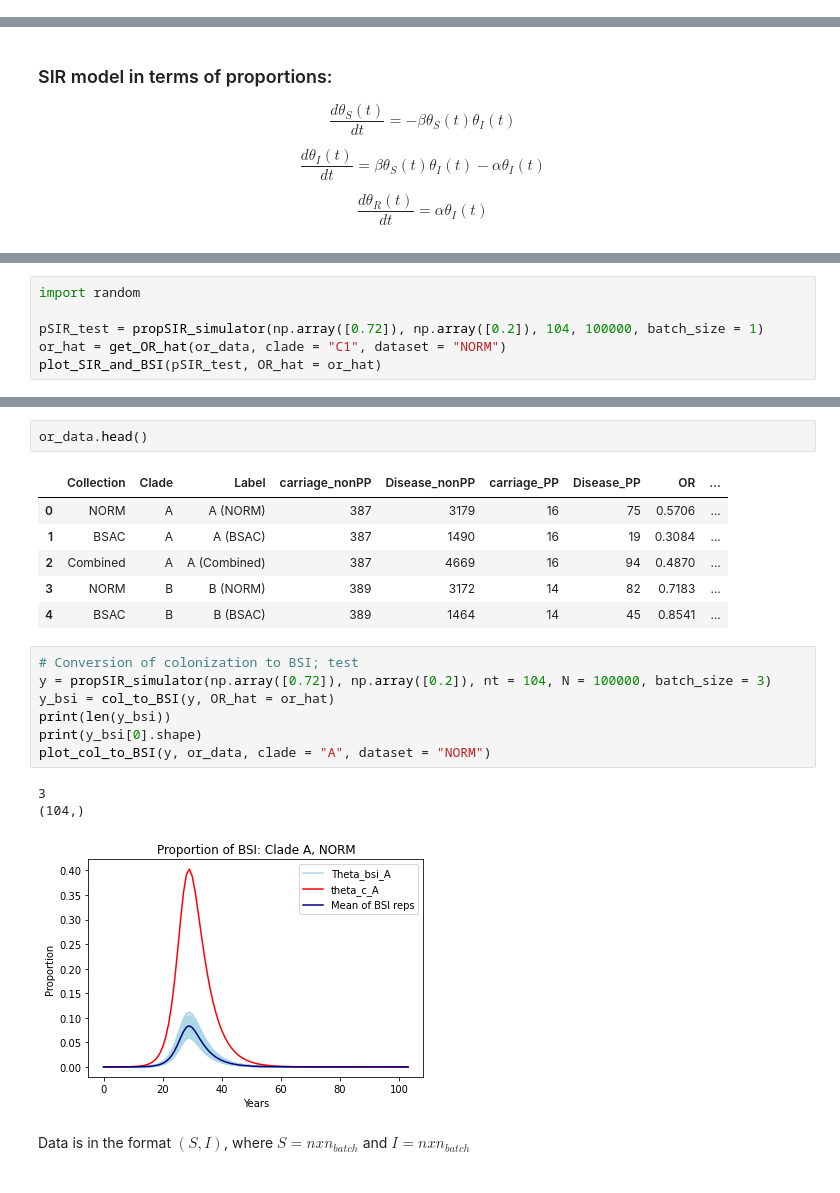
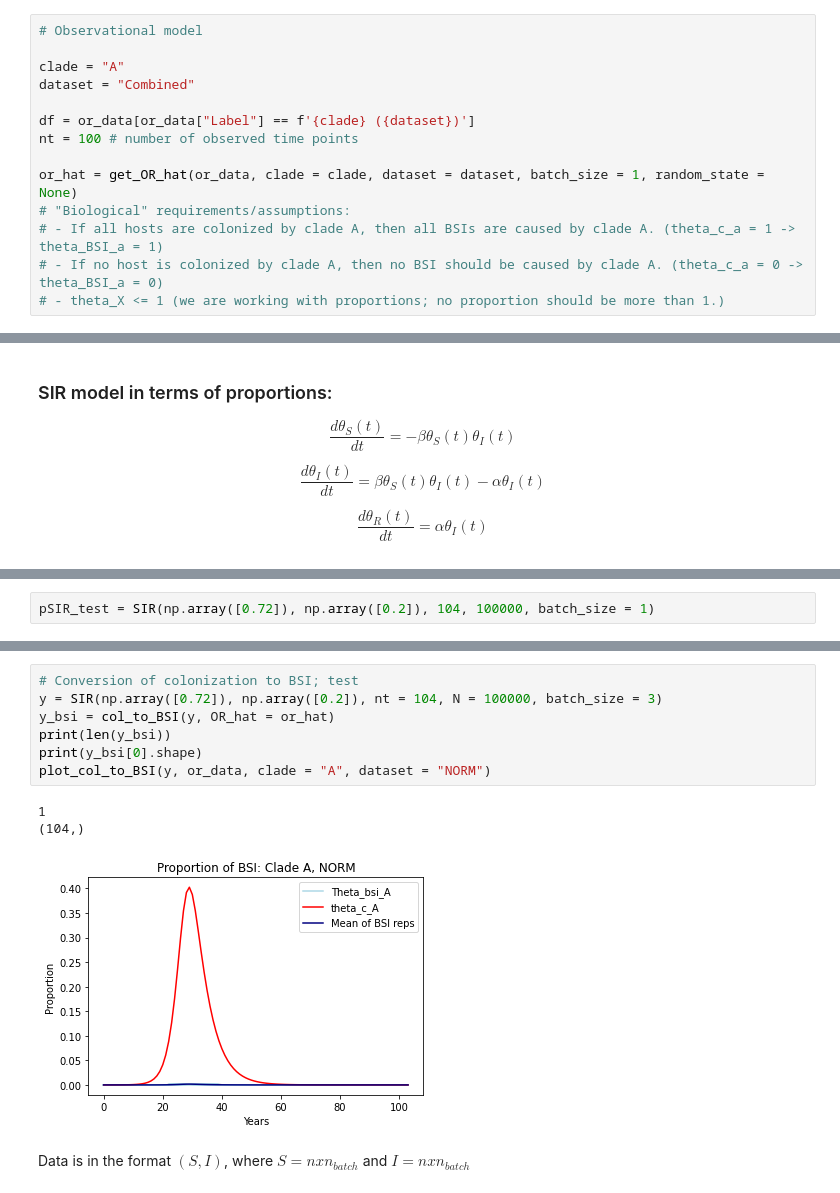
Before and after one commit to fanoja/Ecoli-R0, a Jupyter notebook: Model 1.ipynb, the cells around one changed output, grey strips where cells are left out. Saved outputs shown, nothing was run; the diff lists cells and outputs as text.

```diff
--- a/Model 1.ipynb
+++ b/Model 1.ipynb
@@ -495,0 +318,14 @@ array([[9, 8, 7, 6],
+# %%
+# Observational model
+
+clade = "A"
+dataset = "Combined"
+
+df = or_data[or_data["Label"] == f'{clade} ({dataset})']
+nt = 100 # number of observed time points
+
+or_hat = get_OR_hat(or_data, clade = clade, dataset = dataset, batch_size = 1, random_state = None)
+# "Biological" requirements/assumptions:
+# - If all hosts are colonized by clade A, then all BSIs are caused by clade A. (theta_c_a = 1 -> theta_BSI_a = 1)
+# - If no host is colonized by clade A, then no BSI should be caused by clade A. (theta_c_a = 0 -> theta_BSI_a = 0)
+# - theta_X <= 1 (we are working with proportions; no proportion should be more than 1.)
@@ -709,6 +400,2 @@ def SIR_and_BSI_simulator(beta, gamma, nt, N, bsi_pars, is_prop = False, is_agg
 # %%
-import random
-
-pSIR_test = propSIR_simulator(np.array([0.72]), np.array([0.2]), 104, 100000, batch_size = 1)
-or_hat = get_OR_hat(or_data, clade = "C1", dataset = "NORM")
-plot_SIR_and_BSI(pSIR_test, OR_hat = or_hat)
+pSIR_test = SIR(np.array([0.72]), np.array([0.2]), 104, 100000, batch_size = 1)
@@ -718,22 +402,13 @@ Iterated OR_hat 1 times due to negativity.
-# %%
-or_data.head()
-# %% [output]
-|  | Collection | Clade | Label | carriage_nonPP | Disease_nonPP | carriage_PP | Disease_PP | OR | ... |
-| 0 | NORM | A | A (NORM) | 387 | 3179 | 16 | 75 | 0.5706 | ... |
-| 1 | BSAC | A | A (BSAC) | 387 | 1490 | 16 | 19 | 0.3084 | ... |
-| 2 | Combined | A | A (Combined) | 387 | 4669 | 16 | 94 | 0.4870 | ... |
-| 3 | NORM | B | B (NORM) | 389 | 3172 | 14 | 82 | 0.7183 | ... |
-| 4 | BSAC | B | B (BSAC) | 389 | 1464 | 14 | 45 | 0.8541 | ... |
 # %%
 # Conversion of colonization to BSI; test
-y = propSIR_simulator(np.array([0.72]), np.array([0.2]), nt = 104, N = 100000, batch_size = 3)
+y = SIR(np.array([0.72]), np.array([0.2]), nt = 104, N = 100000, batch_size = 3)
 y_bsi = col_to_BSI(y, OR_hat = or_hat)
 print(len(y_bsi))
 print(y_bsi[0].shape)
 plot_col_to_BSI(y, or_data, clade = "A", dataset = "NORM")
 # %% [output]
-3
+1
 (104,)
-[figure, old version]
+[figure, new version]
 # %% [markdown]
 Data is in the format $(S, I)$, where $S = n x n_{batch}$ and $I = n x n_{batch}$
```
Also changed, not shown: parts of 32 cells of this notebook.
